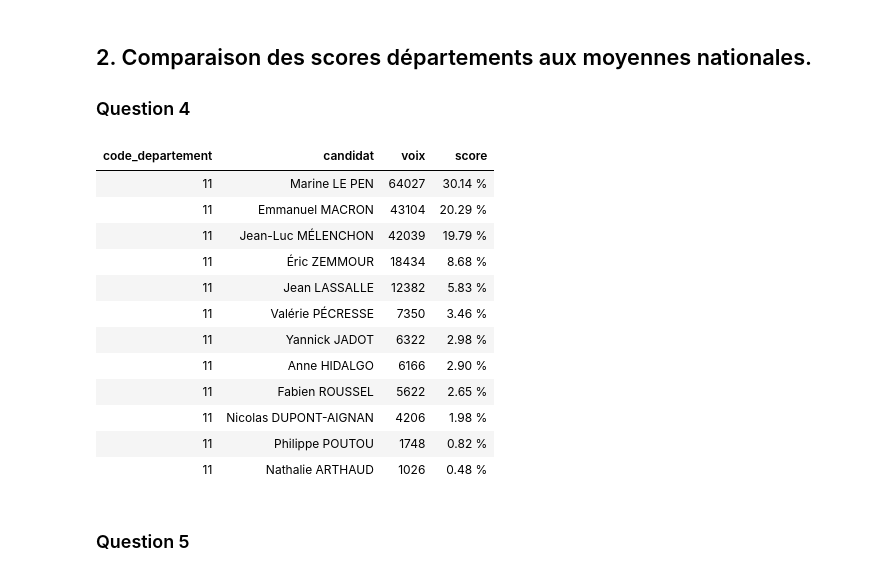
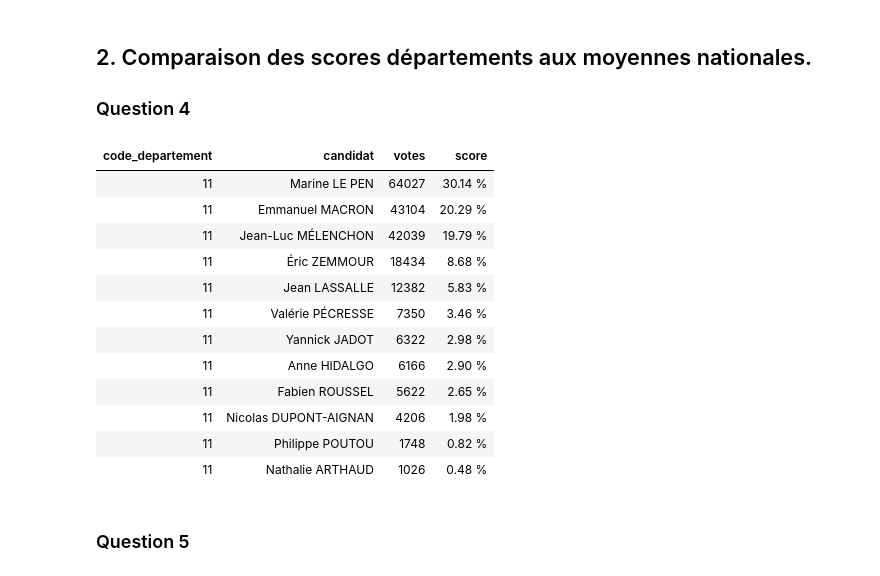
Before and after one commit to Ameane/DM_Python_pour_la_datascience_GROUPE_1B, a Jupyter notebook: main.ipynb, the cells around one changed output. Cells and saved outputs as stored; diff of their text form; code cells hidden in the pictures.

```diff
--- a/main.ipynb
+++ b/main.ipynb
@@ -103,19 +103,19 @@ scores_nationaux['pct_fmt'] = scores_nationaux['pourcentage'].apply(lambda x: f"
 # %%
 score_departements = df.groupby(['code_departement', 'candidat'])['voix'].sum().reset_index()
 score_departements['score'] = (score_departements['voix'] / score_departements.groupby('code_departement')['voix'].transform('sum')) * 100
-score_departements["score"] = score_departements["score"]
-score_departements.head()
+score_departements= score_departements.rename(columns={"voix": "votes"})
 
 score_departement_11 = score_departements[score_departements['code_departement'] == "11"].sort_values(by='score', ascending=False).reset_index(drop=True)
 score_departement_11["score"] = score_departement_11["score"].apply(lambda x: f"{x:.2f} %")
 
 (
-    GT(score_departement_11[["code_departement", "candidat", "voix", "score"]])
+    GT(score_departement_11[["code_departement", "candidat", "votes", "score"]])
     .tab_style(style=style.text(font="Times New Roman"), locations=loc.body())
     .tab_style(style=style.text(font="Times New Roman"), locations=loc.column_labels())
+
 )
 # %% [output]
-| code_departement | candidat | voix | score |
+| code_departement | candidat | votes | score |
 | 11 | Marine LE PEN | 64027 | 30.14 % |
 | 11 | Emmanuel MACRON | 43104 | 20.29 % |
 | 11 | Jean-Luc MÉLENCHON | 42039 | 19.79 % |
```
Also changed, not shown: parts of 4 cells of this notebook.
